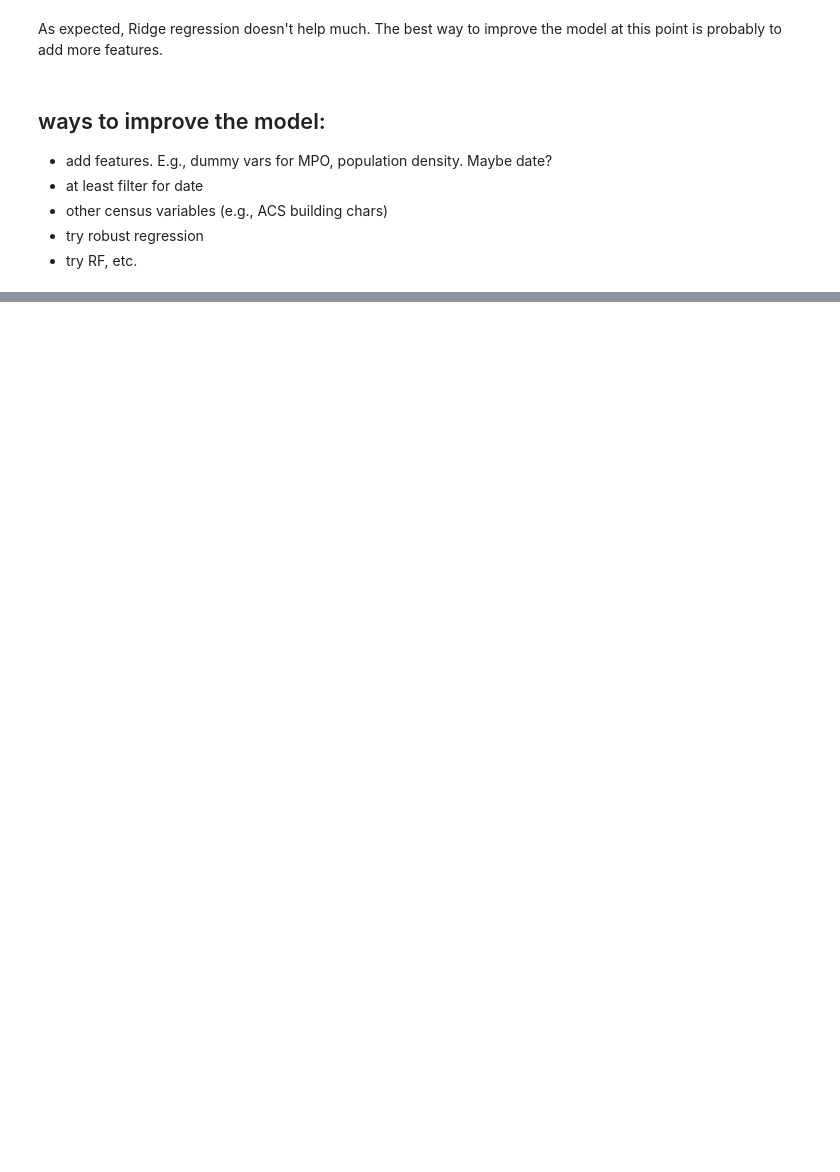
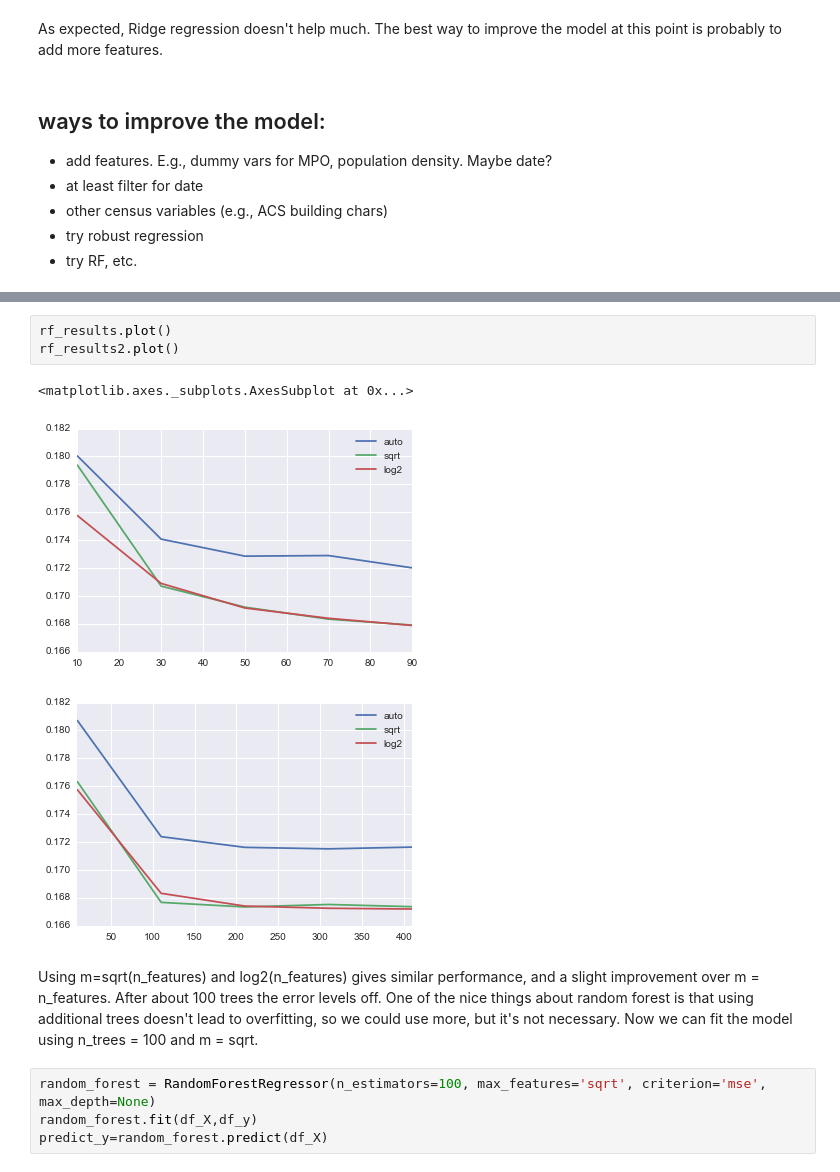
Before and after one commit to lrayle/rental-listings-census, a Jupyter notebook: src/rental_listings_explore.ipynb, the cells around one changed output, grey strips where cells are left out. Saved outputs shown, nothing was run; the diff lists cells and outputs as text; blank space fills up the shorter version.

Commit message:
Fix server connection. Add random forest.

```diff
--- a/src/rental_listings_explore.ipynb
+++ b/src/rental_listings_explore.ipynb
@@ -312,0 +572,13 @@ The best way to improve the model at this point is probably to add more features
+# %%
+rf_results.plot()
+rf_results2.plot()
+# %% [output]
+<matplotlib.axes._subplots.AxesSubplot at 0x...>
+[figure, added]
+[figure, added]
+# %% [markdown]
+Using m=sqrt(n_features) and log2(n_features) gives similar performance, and a slight improvement over m = n_features. After about 100 trees the error levels off. One of the nice things about random forest is that using additional trees doesn't lead to overfitting, so we could use more, but it's not necessary. Now we can fit the model using n_trees = 100 and m = sqrt.
+# %%
+random_forest = RandomForestRegressor(n_estimators=100, max_features='sqrt', criterion='mse', max_depth=None)
+random_forest.fit(df_X,df_y)
+predict_y=random_forest.predict(df_X)
```
Also changed, not shown: parts of 46 cells of this notebook, 1 other file.
